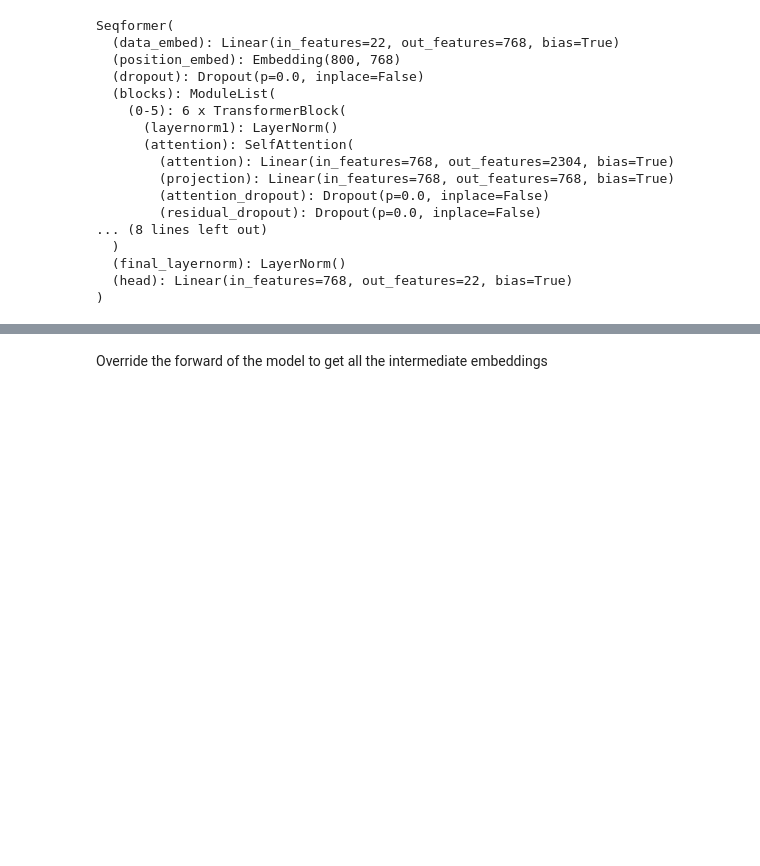
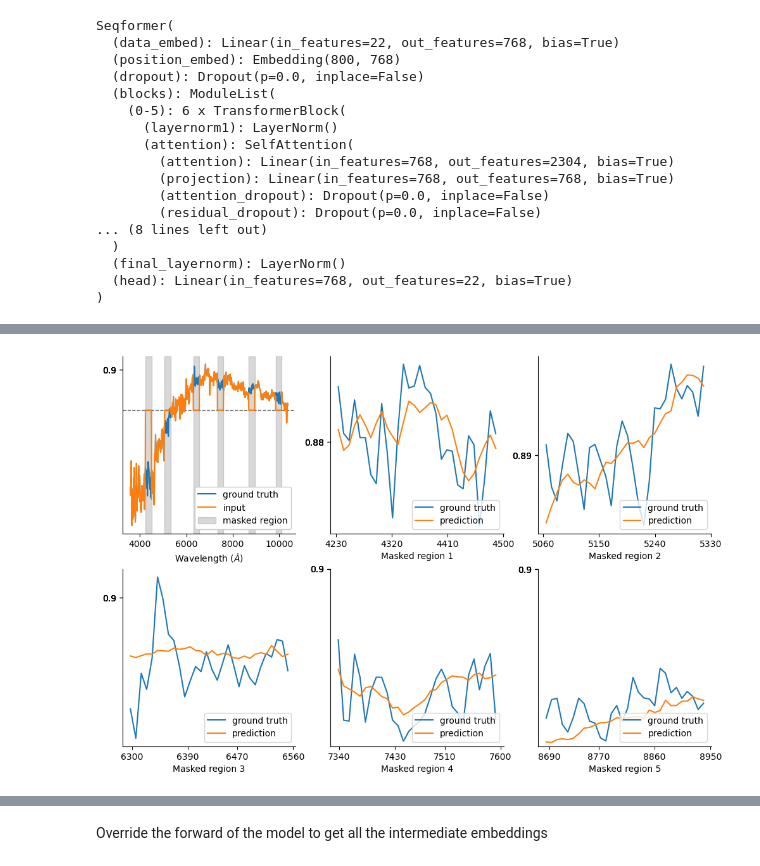
Before and after one commit to PolymathicAI/AstroCLIP, a Jupyter notebook: notebooks/dev/spec_ssl_results_nors.ipynb, the cells around one changed output, grey strips where cells are left out. Saved outputs shown, nothing was run; the diff lists cells and outputs as text; code cells hidden in the pictures; blank space fills up the shorter version.

```diff
--- a/notebooks/dev/spec_ssl_results_nors.ipynb
+++ b/notebooks/dev/spec_ssl_results_nors.ipynb
@@ -108,0 +214,70 @@ for i in range(5):
+# %%
+# set pytorch seed
+torch.manual_seed(62)
+
+# start a 2x3 figure
+fig, axs = plt.subplots(2, 3, figsize=(12, 8))
+# flatten the axs array
+axs = axs.flatten()
+
+sample = collator([ds['test'][62]])
+
+x,y = sample['x'].squeeze(), sample['y'].squeeze()
+
+pred = model(**sample)['preds'].squeeze()
+
+m, s = y[0,:2]
+input_ = x[1:,2:].mean(1)*s+m
+target_ = y[1:,2:].mean(1)*s+m
+pred_ = pred[1:,2:].data.mean(1)*s+m
+loc = np.float32(input_!= target_)
+
+# axs[0].plot(l, target_*loc, label='input')
+axs[0].axhline(m, color='black', linewidth=1, linestyle='--', alpha=0.5)
+axs[0].plot(l, target_, label='ground truth')
+axs[0].plot(l, sample['x'].squeeze()[1:,2:].mean(1)*s+m, label='input')
+# axs[0].plot(l, pred_*loc)
+# plt.show()
+sns.despine(ax = axs[0])
+
+# y_ticks = np.linspace((target_).min(), (target_).max(), 4)
+# y_ticks = [round(y, 1) for y in y_ticks]
+# axs[0].set_yticks(y_ticks)
+
+axs[0].xaxis.set_major_locator(MaxNLocator(nbins=5)) # The number of bins (nbins) will be one more than the number of ticks you want.
+axs[0].yaxis.set_major_locator(MaxNLocator(nbins=5))
+
+axs[0].set_xlabel('Wavelength ($\mathring{A}$)')
+
+start = loc.argmax()
+for i in range(5):
+
+    axs[i+1].plot(l[range(start,start+30)], (target_*loc)[start:start+30], label='ground truth')
+    axs[i+1].plot(l[range(start,start+30)], (pred_*loc)[start:start+30], label='prediction')
+    axs[i+1].legend(loc='lower right')
+
+    # Set only 4 ticks on x and y axes
+
+    x_ticks = np.linspace(l[start], l[start+30], 4)
+    x_ticks = [round(x, -1) for x in x_ticks]
+    y_ticks = np.linspace((target_*loc)[start:start+30].min(), (target_*loc)[start:start+30].max(), 4)
+    y_ticks = [round(y, 2) for y in y_ticks]
+    axs[i+1].set_xticks(x_ticks)
+    axs[i+1].set_yticks(y_ticks)
+    axs[i+1].set_xlabel(f'Masked region {i+1}')
+
+
+    sns.despine(ax = axs[i+1])
+    # axs[i+1].set_ylim(0)
+    # plt.show()
+
+    axs[0].axvspan(l[start], l[start+30], color='grey', alpha=0.3)
+
+    start = start+30 + loc[start+30:].argmax()
+
+axs[0].axvspan(l[start], l[start+30], color='grey', alpha=0.3, label='masked region')
+axs[0].legend(loc='lower right', framealpha=1.0);
+
+plt.savefig('mask_fill_3.png', dpi=300, bbox_inches='tight')
+# %% [output]
+[figure, added]
```
Also changed, not shown: parts of 8 cells of this notebook, 1 other file.
